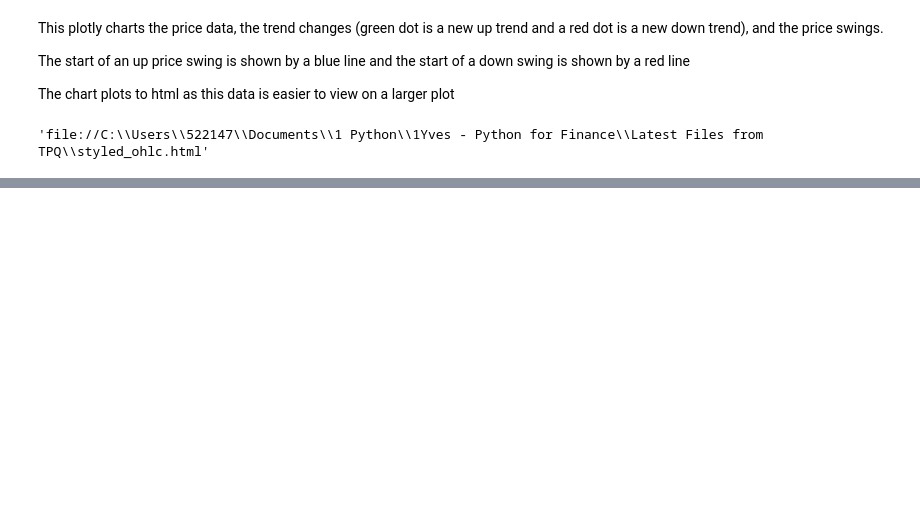
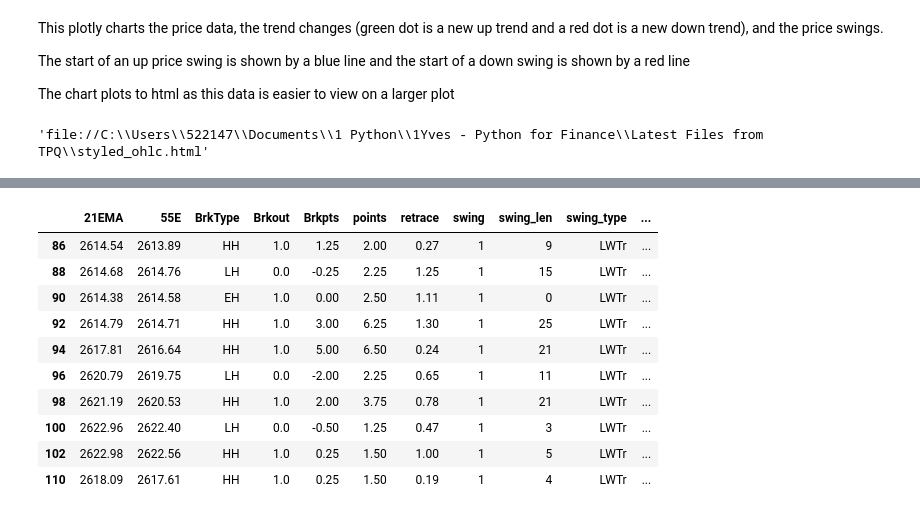
Before and after one commit to tom1presto/springboard_assignments, a Jupyter notebook: Capstone1.ipynb, the cells around one changed output, grey strips where cells are left out. Drawn from its saved outputs; the diff is of its cells as text; code cells hidden in the pictures; blank space fills up the shorter version.

```diff
--- a/Capstone1.ipynb
+++ b/Capstone1.ipynb
@@ -892,2 +681,0 @@ zdf2_LATr
-# %%
-test_df.loc[(test_df['trend'] == 1 & test_df['swing'] == 1), 'swing_type'] = 'LWTr'
@@ -957,5 +681,0 @@ print(test_list)
-# %%
-test_df = pd.DataFrame(list(test_list.items()), columns=['Date_Time', 'BuyPrice'])
-test_df.set_index('Date_Time')
-print(test_df)
-print(test_df.index)
@@ -1124,7 +681,0 @@ df_merged
-# %%
-# Test merge with specific columns
-# This works to merge
-#
-df_merged2 = pd.merge_ordered(df_mini, df_trend_change_flag, on='Date_Time',how='left',fill_method='ffill')
-pd.set_option("display.max_rows", 400)
-df_merged2.head(20)
@@ -1219,0 +706,15 @@ py.iplot(data, filename='compare_webgl')
+# %%
+df_LWTr_core = df_LWTr[df_LWTr['hour_type'] == 'core']         # LWTr - Long (Up) Swing with Trend for Core Hours
+df_LWTr_core.head(10)
+# %% [output]
+|  | 21EMA | 55E | BrkType | Brkout | Brkpts | points | retrace | swing | swing_len | swing_type | ... |
+| 86 | 2614.54 | 2613.89 | HH | 1.0 | 1.25 | 2.00 | 0.27 | 1 | 9 | LWTr | ... |
+| 88 | 2614.68 | 2614.76 | LH | 0.0 | -0.25 | 2.25 | 1.25 | 1 | 15 | LWTr | ... |
+| 90 | 2614.38 | 2614.58 | EH | 1.0 | 0.00 | 2.50 | 1.11 | 1 | 0 | LWTr | ... |
+| 92 | 2614.79 | 2614.71 | HH | 1.0 | 3.00 | 6.25 | 1.30 | 1 | 25 | LWTr | ... |
+| 94 | 2617.81 | 2616.64 | HH | 1.0 | 5.00 | 6.50 | 0.24 | 1 | 21 | LWTr | ... |
+| 96 | 2620.79 | 2619.75 | LH | 0.0 | -2.00 | 2.25 | 0.65 | 1 | 11 | LWTr | ... |
+| 98 | 2621.19 | 2620.53 | HH | 1.0 | 2.00 | 3.75 | 0.78 | 1 | 21 | LWTr | ... |
+| 100 | 2622.96 | 2622.40 | LH | 0.0 | -0.50 | 1.25 | 0.47 | 1 | 3 | LWTr | ... |
+| 102 | 2622.98 | 2622.56 | HH | 1.0 | 0.25 | 1.50 | 1.00 | 1 | 5 | LWTr | ... |
+| 110 | 2618.09 | 2617.61 | HH | 1.0 | 0.25 | 1.50 | 0.19 | 1 | 4 | LWTr | ... |
```
Also changed, not shown: parts of 132 cells of this notebook.
